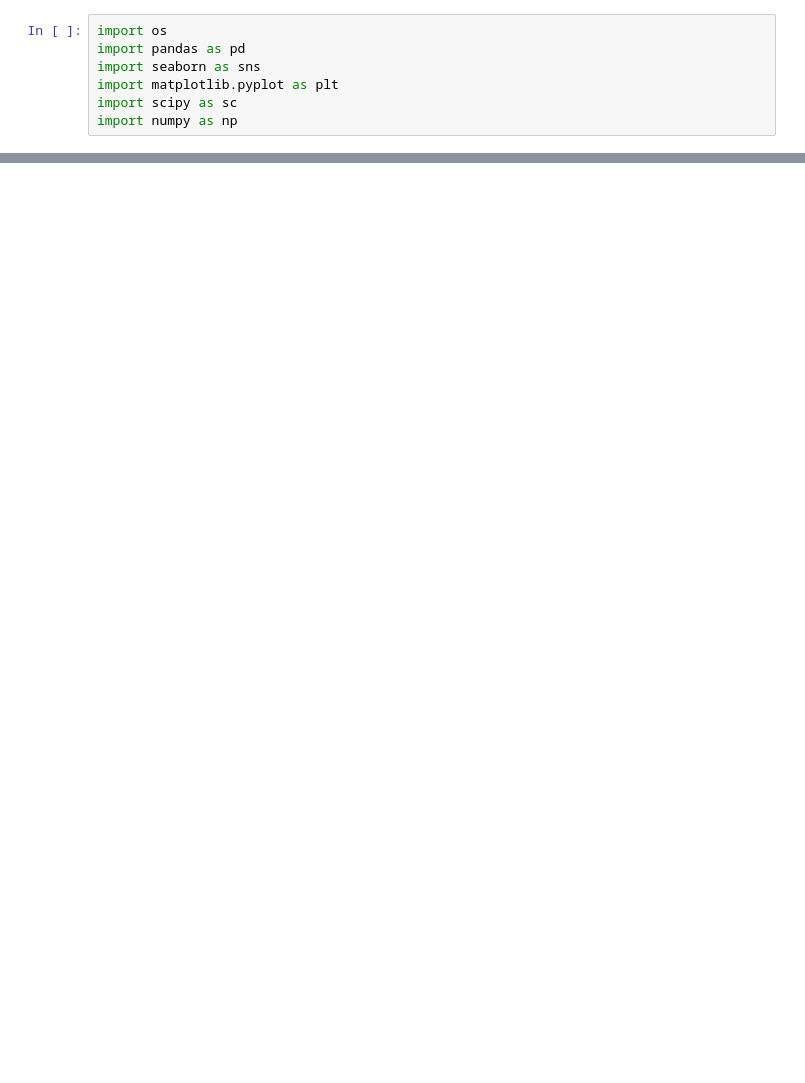
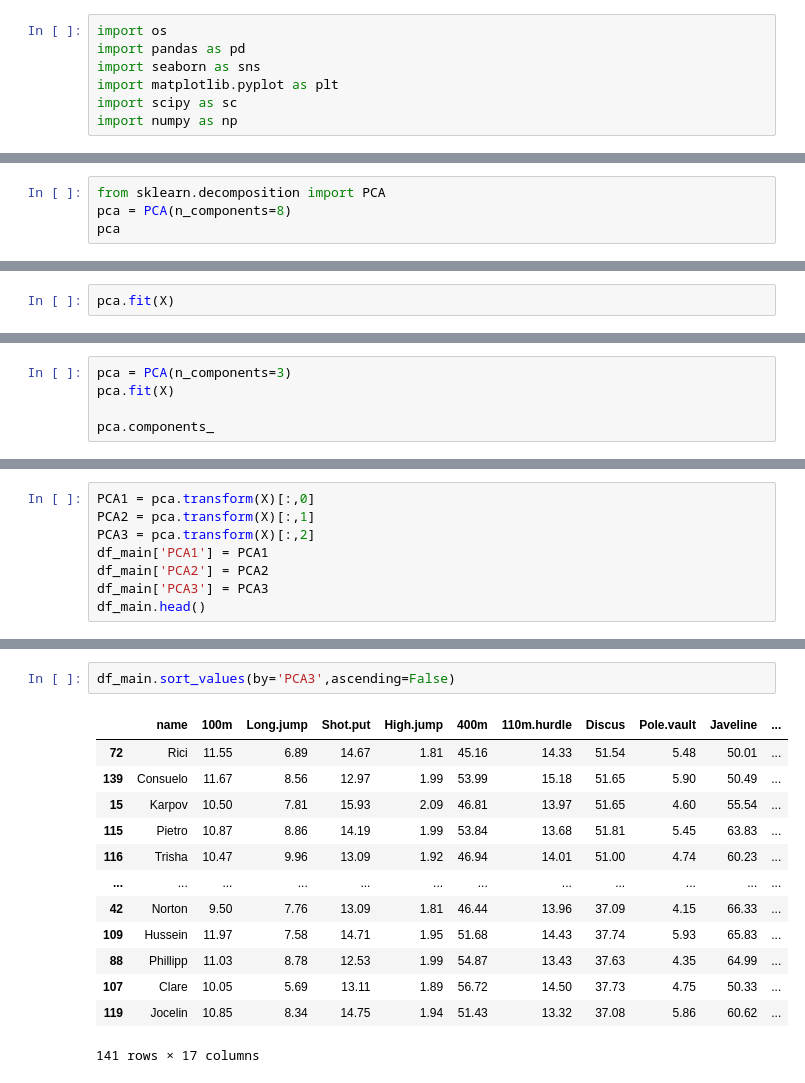
Before and after one commit to claupereirajr/decatlhon-pca, a Jupyter notebook: pca_study.ipynb, the cells around one changed output, grey strips where cells are left out. Saved outputs shown, nothing was run; the diff lists cells and outputs as text; blank space fills up the shorter version.

```diff
--- a/pca_study.ipynb
+++ b/pca_study.ipynb
@@ -17,0 +46,4 @@ Dataframe Main:  41
+# %%
+from sklearn.decomposition import PCA
+pca = PCA(n_components=8)
+pca
@@ -17,0 +52,2 @@ Dataframe Main:  41
+# %%
+pca.fit(X)
@@ -17,0 +97,5 @@ Dataframe Main:  41
+# %%
+pca = PCA(n_components=3)
+pca.fit(X)
+
+pca.components_
@@ -17,0 +120,8 @@ Dataframe Main:  41
+# %%
+PCA1 = pca.transform(X)[:,0]
+PCA2 = pca.transform(X)[:,1]
+PCA3 = pca.transform(X)[:,2]
+df_main['PCA1'] = PCA1
+df_main['PCA2'] = PCA2
+df_main['PCA3'] = PCA3
+df_main.head()
@@ -17,0 +135,16 @@ Dataframe Main:  41
+# %%
+df_main.sort_values(by='PCA3',ascending=False)
+# %% [output]
+|  | name | 100m | Long.jump | Shot.put | High.jump | 400m | 110m.hurdle | Discus | Pole.vault | Javeline | ... |
+| 72 | Rici | 11.55 | 6.89 | 14.67 | 1.81 | 45.16 | 14.33 | 51.54 | 5.48 | 50.01 | ... |
+| 139 | Consuelo | 11.67 | 8.56 | 12.97 | 1.99 | 53.99 | 15.18 | 51.65 | 5.90 | 50.49 | ... |
+| 15 | Karpov | 10.50 | 7.81 | 15.93 | 2.09 | 46.81 | 13.97 | 51.65 | 4.60 | 55.54 | ... |
+| 115 | Pietro | 10.87 | 8.86 | 14.19 | 1.99 | 53.84 | 13.68 | 51.81 | 5.45 | 63.83 | ... |
+| 116 | Trisha | 10.47 | 9.96 | 13.09 | 1.92 | 46.94 | 14.01 | 51.00 | 4.74 | 60.23 | ... |
+| ... | ... | ... | ... | ... | ... | ... | ... | ... | ... | ... | ... |
+| 42 | Norton | 9.50 | 7.76 | 13.09 | 1.81 | 46.44 | 13.96 | 37.09 | 4.15 | 66.33 | ... |
+| 109 | Hussein | 11.97 | 7.58 | 14.71 | 1.95 | 51.68 | 14.43 | 37.74 | 5.93 | 65.83 | ... |
+| 88 | Phillipp | 11.03 | 8.78 | 12.53 | 1.99 | 54.87 | 13.43 | 37.63 | 4.35 | 64.99 | ... |
+| 107 | Clare | 10.05 | 5.69 | 13.11 | 1.89 | 56.72 | 14.50 | 37.73 | 4.75 | 50.33 | ... |
+| 119 | Jocelin | 10.85 | 8.34 | 14.75 | 1.94 | 51.43 | 13.32 | 37.08 | 5.86 | 60.62 | ... |
+141 rows × 17 columns
```
Also changed, not shown: parts of 15 cells of this notebook, 1 other file.
